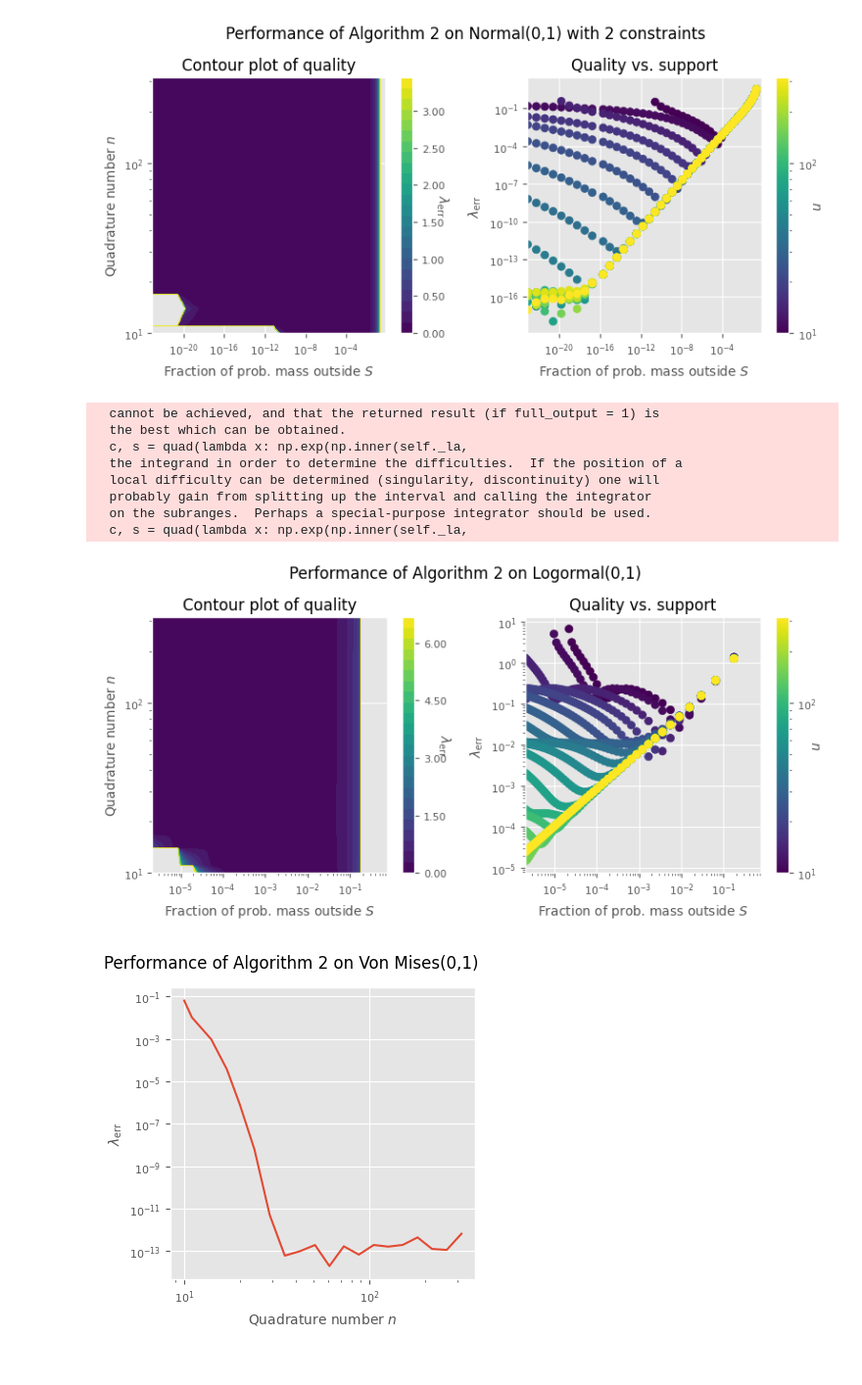
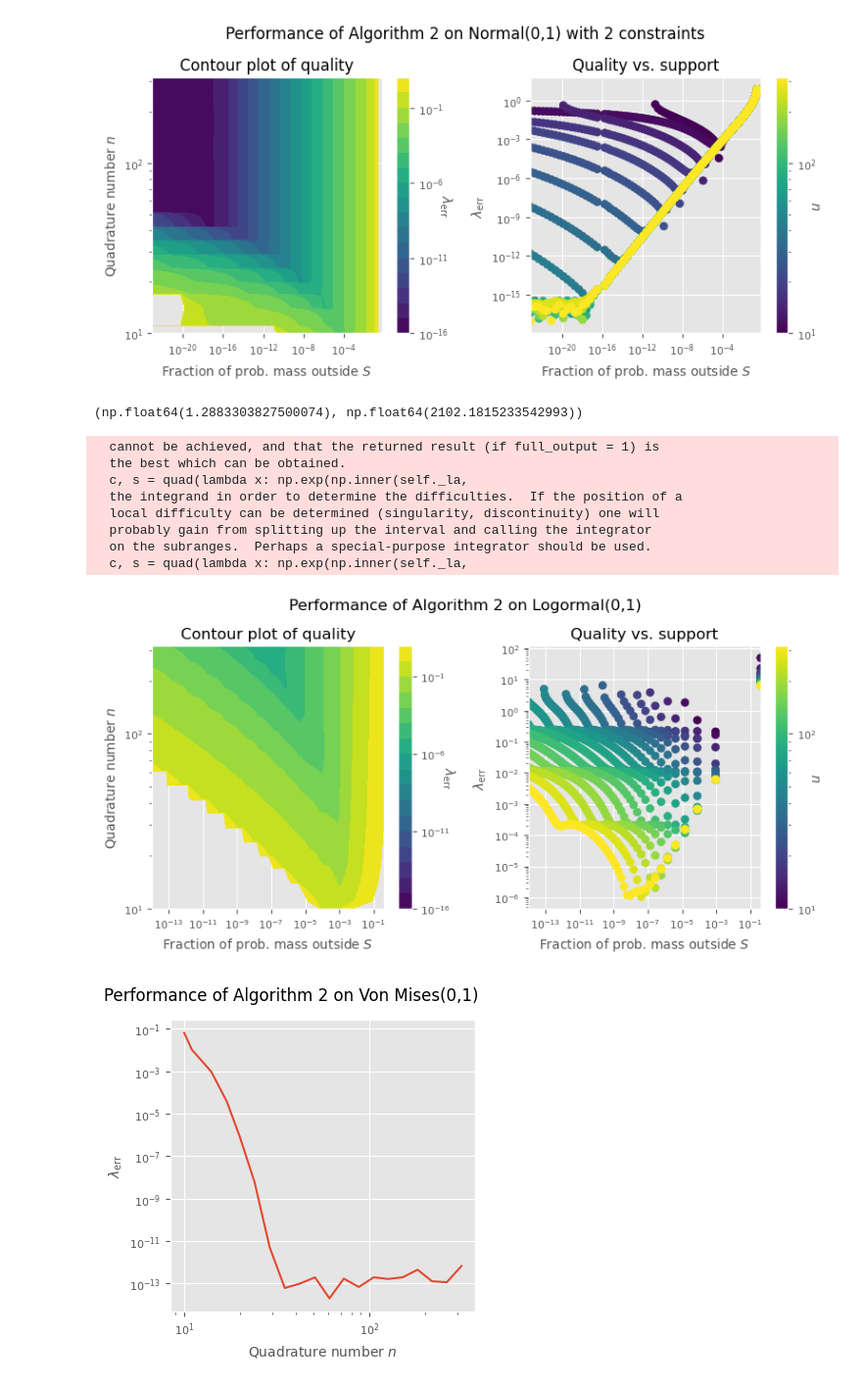
Before and after one commit to LiselotPrins/max_entropy, a Jupyter notebook: performance_on_known_solutions.ipynb, the cells around one changed output. Shown: that part at 98% size. Cells and saved outputs as stored; diff of their text form; code cells hidden in the pictures.

```diff
--- a/performance_on_known_solutions.ipynb
+++ b/performance_on_known_solutions.ipynb
@@ -18,12 +20,12 @@ plt.rc('ytick', labelsize=SMALL_SIZE)    # fontsize of the tick labels
 plt.rc('legend', fontsize=SMALL_SIZE)    # legend fontsize
 plt.rc('figure', titlesize=BIGGER_SIZE)  # fontsize of the figure title
 # %%
+
 def plot_solution_performance_test(title, outside_interval,
                                    Ns, error_lambda, MAXERR,
                                    horizontal,
-                                   save_as=None,
-                                   nbins=6):
-    to_delete_indices = np.where(error_lambda.flatten() == MAXERR)[0]
+                                   save_as=None):
+    to_delete_indices = np.where(error_lambda.flatten() == MAXERR )[0]
     error_lambda_flat = np.delete(error_lambda.flatten(), to_delete_indices)
     outside_interval_flat = np.delete(outside_interval.flatten(), to_delete_indices)
     Ns_flat = np.delete(Ns.flatten(), to_delete_indices)
@@ -48,15 +50,21 @@ def plot_solution_performance_test(title, outside_interval,
     #Fig 0: contour plot of quality converging values
     ax[0].set_title(f"Contour plot of quality")
 
-    max_conv_error = np.max(error_lambda_flat)
-    levels = np.linspace(0, max_conv_error, 25)
-    cset1 = ax[0].contourf(outside_interval, Ns, error_lambda,
-                           levels=levels)
 
-    cbar1 = fig.colorbar(cset1, ax=ax[0], format='%.2f')
+    # max_conv_error = np.max()
+    f = lambda x: "%.0f" % np.log10(x)
+    g = lambda x: "$10^{"+f(x)+"}$"
+    max_index = 1
+    min_index = -16
+    levels = np.logspace(min_index, max_index, (max_index-min_index)+1)
+    cset1 = ax[0].contourf(outside_interval, Ns,
+                           np.where(error_lambda < 10**min_index, 10**min_index, error_lambda),
+                           levels=levels,
+                           norm=LogNorm())
+
+    cbar1 = fig.colorbar(cset1, ax=ax[0],ticks=levels[::5],
+                         format=ticker.FixedFormatter([g(l) for l in levels[::5]]))
     cbar1.set_label("$\\lambda_{\\text{err}}$", rotation=270)
-    cbar1.locator = ticker.MaxNLocator(nbins=nbins)
-    cbar1.update_ticks()
 
 
     #Fig 1: lambda_err as function of left-out prob mass
@@ -81,12 +89,11 @@ def test_performance_algo(title,
                           u_range,
                           lower_bound=None,
                           horizontal=False,
-                          save_as=None,
-                          nbins=6):
+                          save_as=None):
 
     #define parameters
     N_n = 20
-    N_u = 50
+    N_u = 100
     MAXERR = 1000
 
     arr_n = np.logspace(1, 2.5, N_n, dtype=int)
@@ -124,8 +131,7 @@ def test_performance_algo(title,
                                    error_lambda,
                                    MAXERR=MAXERR,
                                    horizontal=horizontal,
-                                   save_as=save_as,
-                                   nbins=nbins)
+                                   save_as=save_as)
 # %%
 #normal 1 constraint
 mu, s2 = 0, 1
@@ -205,33 +228,35 @@ test_performance_algo(title=f"Normal({mu},{s2}) with 2 constraints",
                     cdf=d.cdf_norm,
                     u_range=(.4,10),
                     horizontal=True,
-                    save_as="figs/performance_normal2.pdf",
-                    nbins=7)
+                    save_as="figs/performance_normal2.pdf")
 # %% [output]
-[figure, old version]
+[figure, new version]
 # %%
 #Lognormal
 mu, s2 = 0, 1
+u_range = ( lognorm.ppf(0.6, s=s2, loc=mu, scale=1), lognorm.ppf(1-10**(-14), s=s2, loc=mu, scale=1))
+print(u_range)
 test_performance_algo(title=f"Logormal({mu},{s2})",
                     b_constraint=d.b_constraint_lognormal,
                     f_constraint=d.f_constraint_lognormal,
                     f_param=(mu,s2),
                     lambda_actual=d.lambda_actual_lognormal,
                     cdf=d.cdf_lognorm,
-                    u_range=(.5,100),
+                    u_range=u_range,
                     lower_bound=0,
                     horizontal=True,
-                    save_as="figs/performance_lognormal.pdf",nbins=5)
+                    save_as="figs/performance_lognormal.pdf")
 # %% [output]
-  cannot be achieved, and that the returned result (if full_output = 1) is
-  the best which can be obtained.
-  c, s = quad(lambda x: np.exp(np.inner(self._la,
-  the integrand in order to determine the difficulties.  If the position of a
-  local difficulty can be determined (singularity, discontinuity) one will
-  probably gain from splitting up the interval and calling the integrator
-  on the subranges.  Perhaps a special-purpose integrator should be used.
-  c, s = quad(lambda x: np.exp(np.inner(self._la,
+(np.float64(1.2883303827500074), np.float64(2102.1815233542993))
+  cannot be achieved, and that the returned result (if full_output = 1) is
+  the best which can be obtained.
+  c, s = quad(lambda x: np.exp(np.inner(self._la,
+  the integrand in order to determine the difficulties.  If the position of a
+  local difficulty can be determined (singularity, discontinuity) one will
+  probably gain from splitting up the interval and calling the integrator
+  on the subranges.  Perhaps a special-purpose integrator should be used.
+  c, s = quad(lambda x: np.exp(np.inner(self._la,
-[figure, old version]
+[figure, new version]
 # %%
 #Von mises
 mu, k = 0, 1
```
Also changed, not shown: parts of 9 cells of this notebook, 26 other files.
